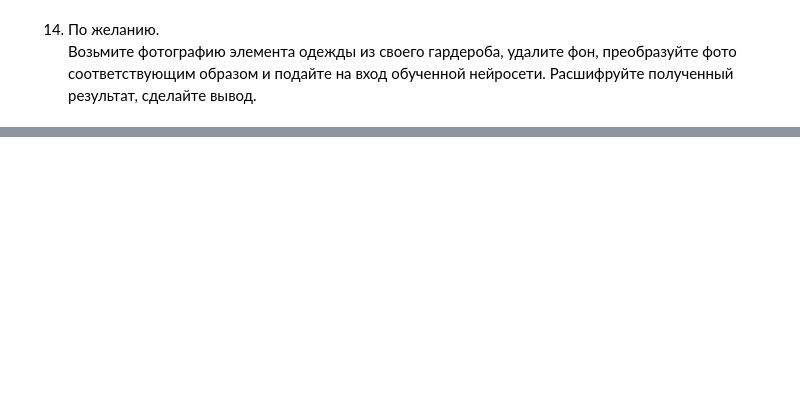
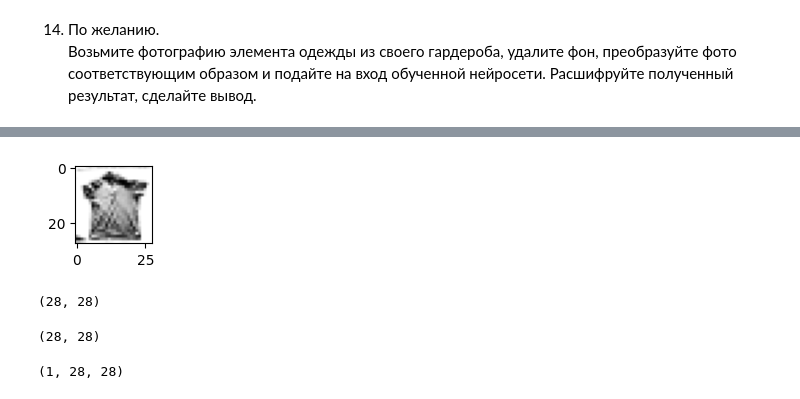
Before and after one commit to cherniakov/skillbox, a Jupyter notebook: 4_5_Практическая_работа.ipynb, the cells around one changed output, grey strips where cells are left out. Drawn from its saved outputs; the diff is of its cells as text; code cells hidden in the pictures; blank space fills up the shorter version.

```diff
--- a/4_5_Практическая_работа.ipynb
+++ b/4_5_Практическая_работа.ipynb
@@ -322,0 +418,12 @@ hist_df
+# %%
+img_r = cv2.resize(thresh, (28, 28), interpolation = cv2.INTER_AREA)
+
+plt.subplots(figsize=(1, 1))
+plt.imshow(img_r, cmap='gray')
+plt.show()
+# %% [output]
+[figure, added]
+# %%
+print(img_r.shape)
+# %% [output]
+(28, 28)
@@ -322,0 +432,9 @@ hist_df
+# %%
+img_train_norm.shape
+# %% [output]
+(28, 28)
+# %%
+img_train_norm = img_train_norm[np.newaxis, :] # добавим еще одну ось
+img_train_norm.shape
+# %% [output]
+(1, 28, 28)
```
Also changed, not shown: parts of 22 cells of this notebook.
